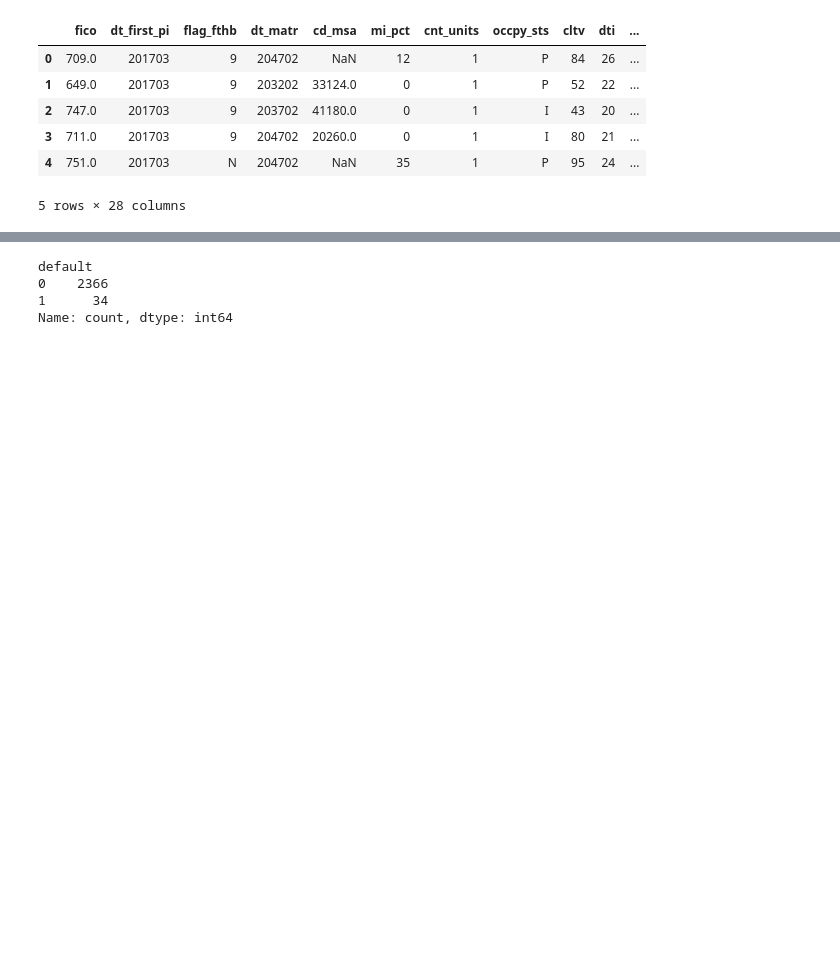
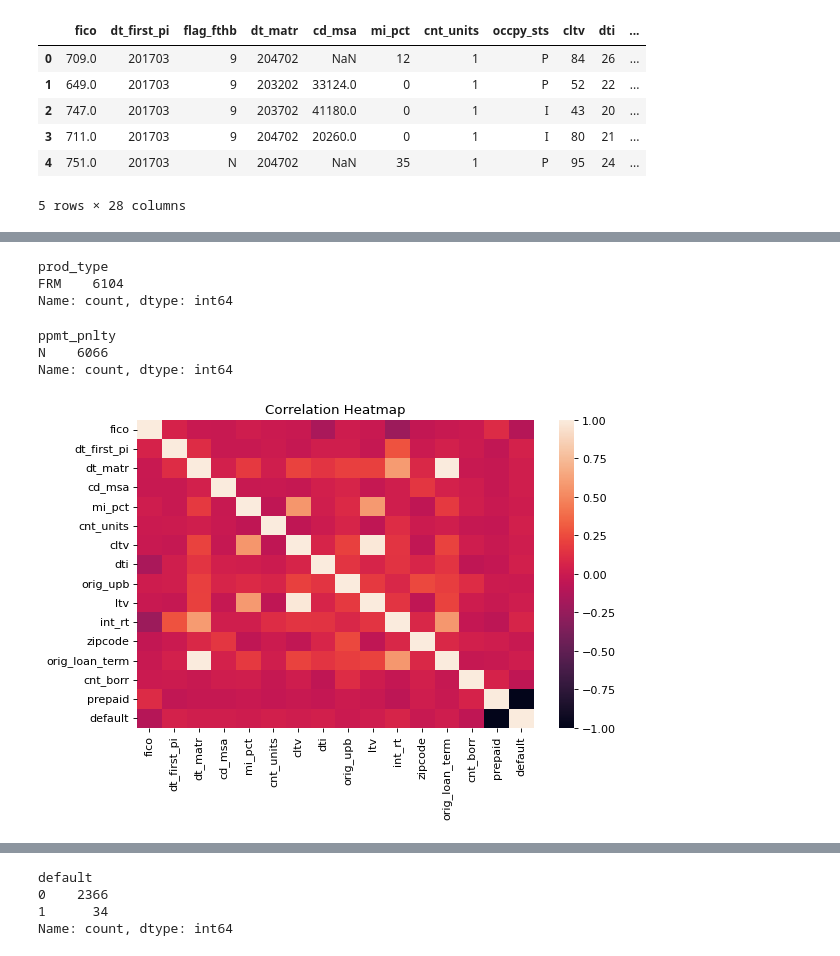
Before and after one commit to VanMichel/MLPy_project2, a Jupyter notebook: project2Max.ipynb, the cells around one changed output, grey strips where cells are left out. Cells and saved outputs as stored; diff of their text form; code cells hidden in the pictures; blank space fills up the shorter version.

```diff
--- a/project2Max.ipynb
+++ b/project2Max.ipynb
@@ -41,7 +41,7 @@ import seaborn as sns
 import xgboost
 
 # Plotting defaults
-plt.rcParams['figure.figsize'] = (30,30)
+plt.rcParams['figure.figsize'] = (8,5)
 plt.rcParams['figure.dpi'] = 80
 
 # sklearn modules
@@ -108,8 +107,0 @@ d.loc[d["ltv"] == 999, "ltv"] = float("nan")
-# %%
-#to remove
-d.drop(columns=['ppmt_pnlty', 'prod_type', 'prepaid'], inplace = True)
-#ppmt_pnlty 'N'
-#prod_type 'FRM'
-
-#convert nan to 'N'
-d.loc[d["flag_sc"].isna(), "flag_sc"] = "N"
@@ -115,0 +186,20 @@ d.loc[d["flag_sc"].isna(), "flag_sc"] = "N"
+# %%
+d.prod_type.value_counts()
+# %% [output]
+prod_type
+FRM    6104
+Name: count, dtype: int64
+# %%
+d.ppmt_pnlty.value_counts()
+# %% [output]
+ppmt_pnlty
+N    6066
+Name: count, dtype: int64
+# %%
+ax = plt.axes()
+sns.heatmap(d.corr(numeric_only=True), ax = ax)
+
+ax.set_title('Correlation Heatmap')
+plt.show()
+# %% [output]
+[figure, added]
```
Also changed, not shown: parts of 28 cells of this notebook.
